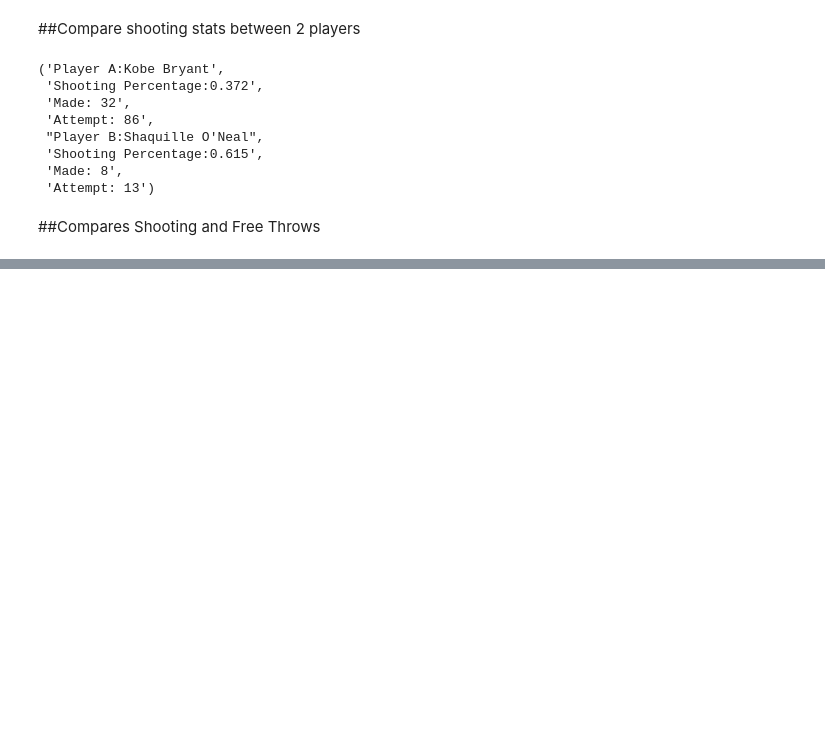
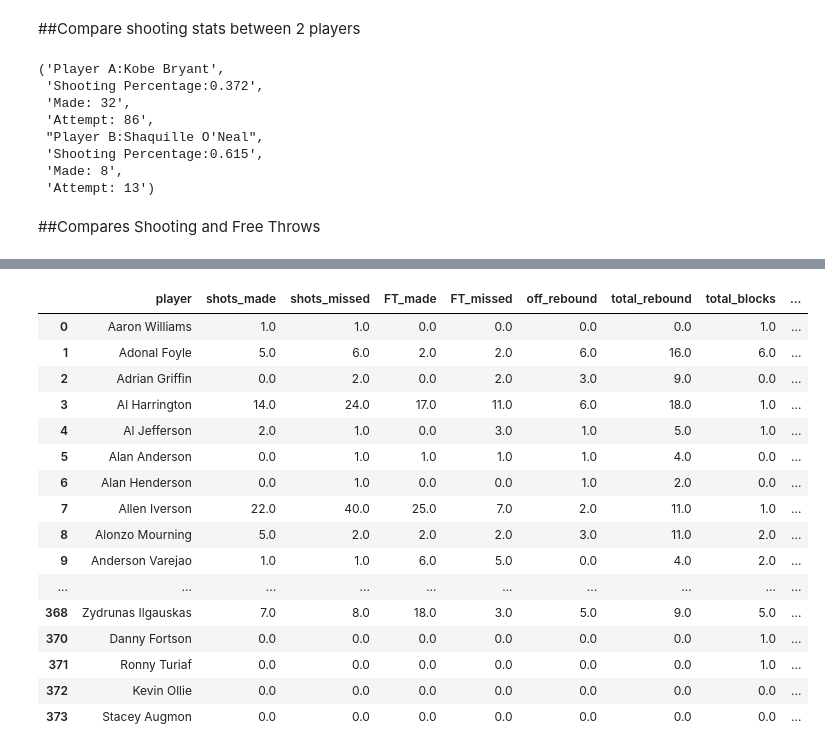
Before and after one commit to deepakchandi/clutch-baller, a Jupyter notebook: Practice(05-06 season).ipynb, the cells around one changed output, grey strips where cells are left out. Drawn from its saved outputs; the diff is of its cells as text; code cells hidden in the pictures; blank space fills up the shorter version.

```diff
--- a/Practice(05-06 season).ipynb
+++ b/Practice(05-06 season).ipynb
@@ -284,0 +374,6 @@ l.head()
+# %%
+result = pd.merge(m, v, on='player', how = 'outer')
+# %%
+result = pd.merge(result, w, on='player', how = 'outer')
+# %%
+result = result[result['player'] != ' ']
@@ -284,0 +393,22 @@ l.head()
+# %%
+result = result.fillna(0)
+# %%
+result
+# %% [output]
+|  | player | shots_made | shots_missed | FT_made | FT_missed | off_rebound | total_rebound | total_blocks | ... |
+| 0 | Aaron Williams | 1.0 | 1.0 | 0.0 | 0.0 | 0.0 | 0.0 | 1.0 | ... |
+| 1 | Adonal Foyle | 5.0 | 6.0 | 2.0 | 2.0 | 6.0 | 16.0 | 6.0 | ... |
+| 2 | Adrian Griffin | 0.0 | 2.0 | 0.0 | 2.0 | 3.0 | 9.0 | 0.0 | ... |
+| 3 | Al Harrington | 14.0 | 24.0 | 17.0 | 11.0 | 6.0 | 18.0 | 1.0 | ... |
+| 4 | Al Jefferson | 2.0 | 1.0 | 0.0 | 3.0 | 1.0 | 5.0 | 1.0 | ... |
+| 5 | Alan Anderson | 0.0 | 1.0 | 1.0 | 1.0 | 1.0 | 4.0 | 0.0 | ... |
+| 6 | Alan Henderson | 0.0 | 1.0 | 0.0 | 0.0 | 1.0 | 2.0 | 0.0 | ... |
+| 7 | Allen Iverson | 22.0 | 40.0 | 25.0 | 7.0 | 2.0 | 11.0 | 1.0 | ... |
+| 8 | Alonzo Mourning | 5.0 | 2.0 | 2.0 | 2.0 | 3.0 | 11.0 | 2.0 | ... |
+| 9 | Anderson Varejao | 1.0 | 1.0 | 6.0 | 5.0 | 0.0 | 4.0 | 2.0 | ... |
+| ... | ... | ... | ... | ... | ... | ... | ... | ... | ... |
+| 368 | Zydrunas Ilgauskas | 7.0 | 8.0 | 18.0 | 3.0 | 5.0 | 9.0 | 5.0 | ... |
+| 370 | Danny Fortson | 0.0 | 0.0 | 0.0 | 0.0 | 0.0 | 0.0 | 1.0 | ... |
+| 371 | Ronny Turiaf | 0.0 | 0.0 | 0.0 | 0.0 | 0.0 | 0.0 | 1.0 | ... |
+| 372 | Kevin Ollie | 0.0 | 0.0 | 0.0 | 0.0 | 0.0 | 0.0 | 0.0 | ... |
+| 373 | Stacey Augmon | 0.0 | 0.0 | 0.0 | 0.0 | 0.0 | 0.0 | 0.0 | ... |
```
Also changed, not shown: parts of 76 cells of this notebook, 3 other files.
